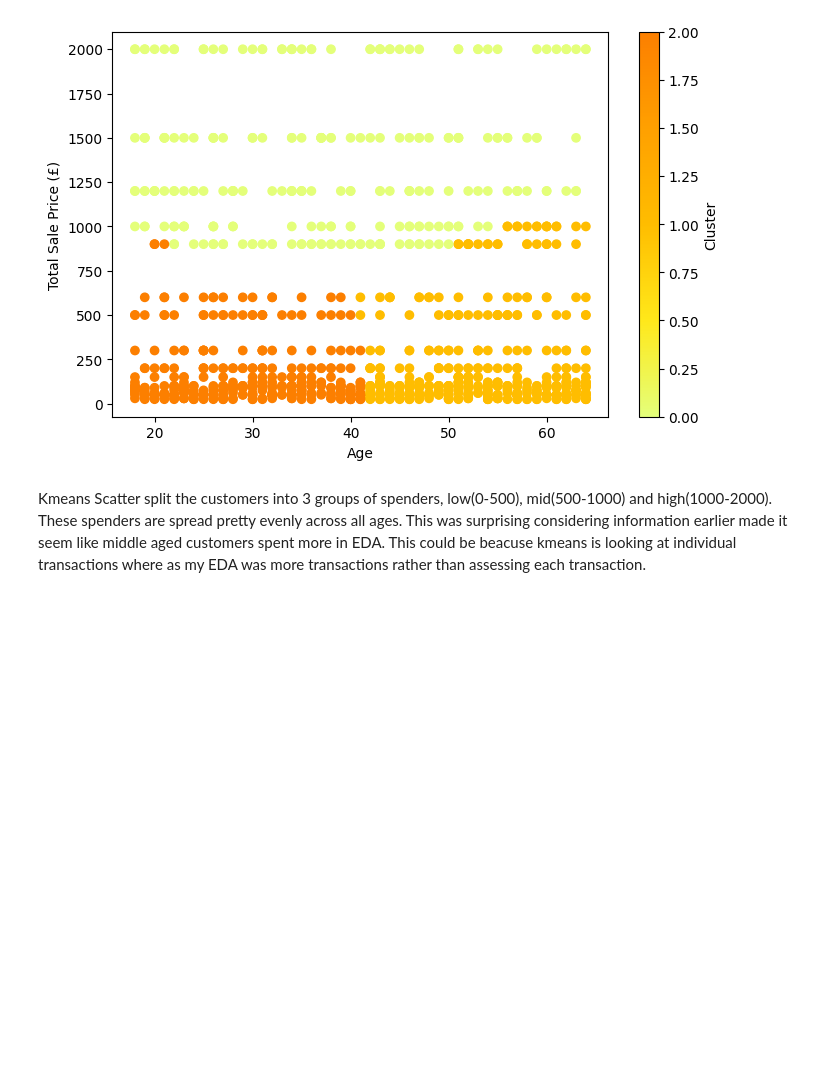
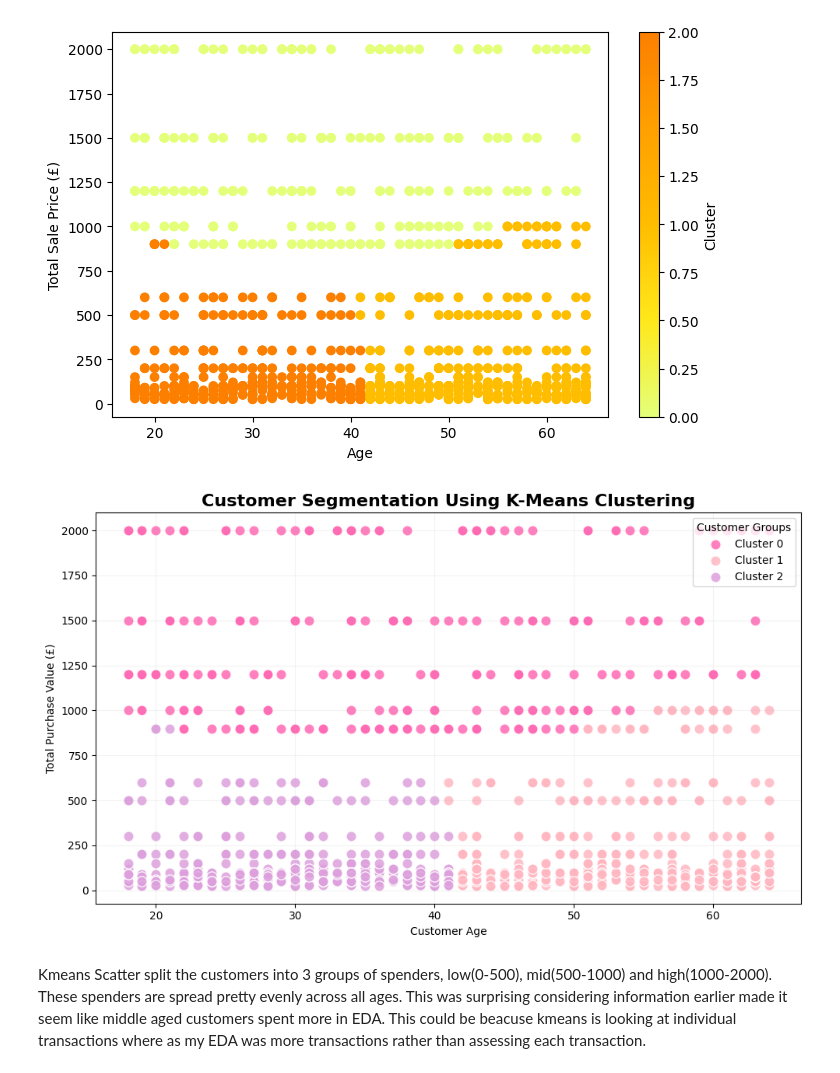
Before and after one commit to HayleyBunny/Retail-Data-Analysis, a Jupyter notebook: Retail Analysis.ipynb, the cells around one changed output. Drawn from its saved outputs; the diff is of its cells as text; code cells hidden in the pictures; blank space fills up the shorter version.

```diff
--- a/Retail Analysis.ipynb
+++ b/Retail Analysis.ipynb
@@ -344,6 +344,8 @@ Elbow appears to be between 3/4 suggesting that 3 is the optimal number for clus
 
 kmeans = KMeans(n_clusters = 3, random_state =42)
 kmeans.fit(cluster_data_scaled)
+# %%
+cluster_colours = ['#FF69B4', '#FFB6C1', '#DDA0DD']
 # %%
 kmeans = KMeans(n_clusters = 3, random_state =42)
 kmeans.fit(cluster_data_scaled)
@@ -358,5 +360,38 @@ plt.colorbar(label='Cluster')
 plt.show()
 # %% [output]
 [figure]
+# %%
+
+plt.figure(figsize=(10,6))
+
+for cluster, colour in enumerate(cluster_colours):
+    subset = db_copy[kmeans.labels_ == cluster]
+
+    plt.scatter(
+        subset['Age'],
+        subset['Total Sale Price'],
+        color=colour,
+        label=f'Cluster {cluster}',
+        s=90,
+        alpha=0.85,
+        edgecolor='white'
+    )
+
+plt.title(
+    "Customer Segmentation Using K-Means Clustering",
+    fontsize=16,
+    fontweight='bold'
+)
+
+plt.xlabel("Customer Age")
+plt.ylabel("Total Purchase Value (£)")
+
+plt.legend(title="Customer Groups")
+plt.grid(alpha=0.15)
+
+plt.tight_layout()
+plt.show()
+# %% [output]
+[figure, added]
 # %% [markdown]
 Kmeans Scatter split the customers into 3 groups of spenders, low(0-500), mid(500-1000) and high(1000-2000). These spenders are spread pretty evenly across all ages. This was surprising considering information earlier made it seem like middle aged customers spent more in EDA. This could be beacuse kmeans is looking at individual transactions where as my EDA was more transactions rather than assessing each transaction.
```
Also changed, not shown: 2 other files.
